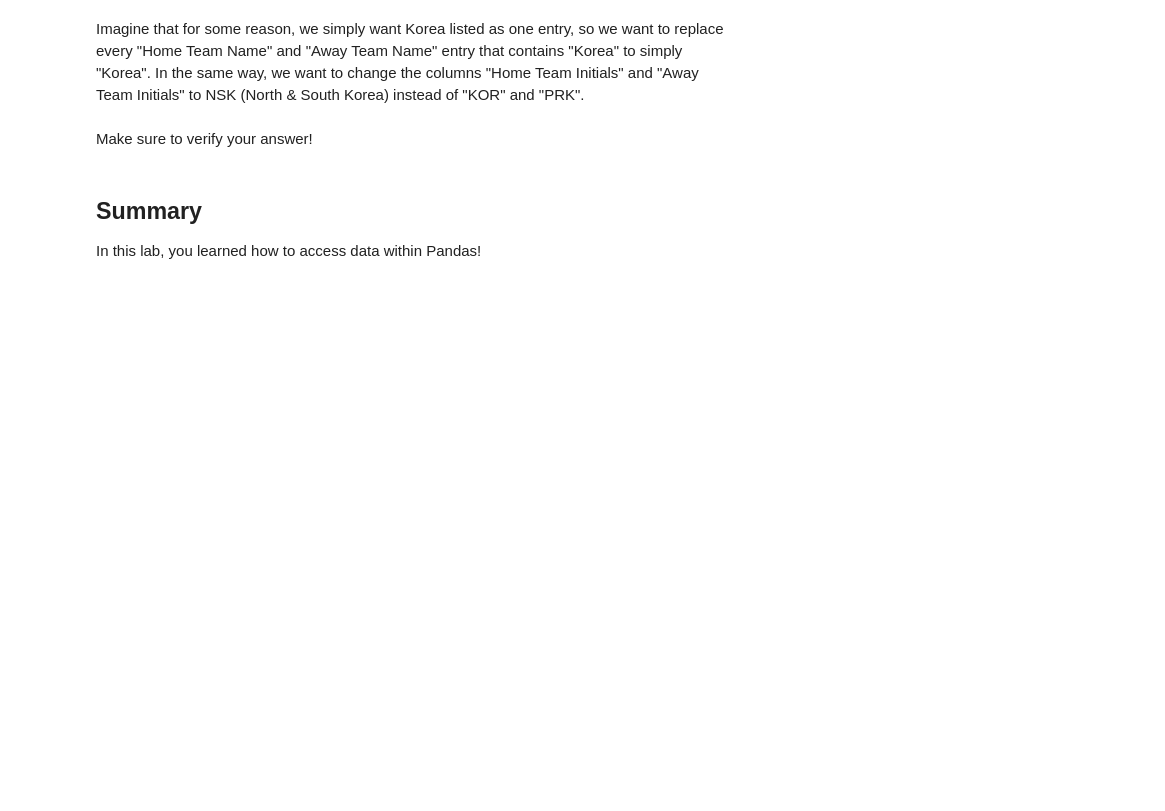
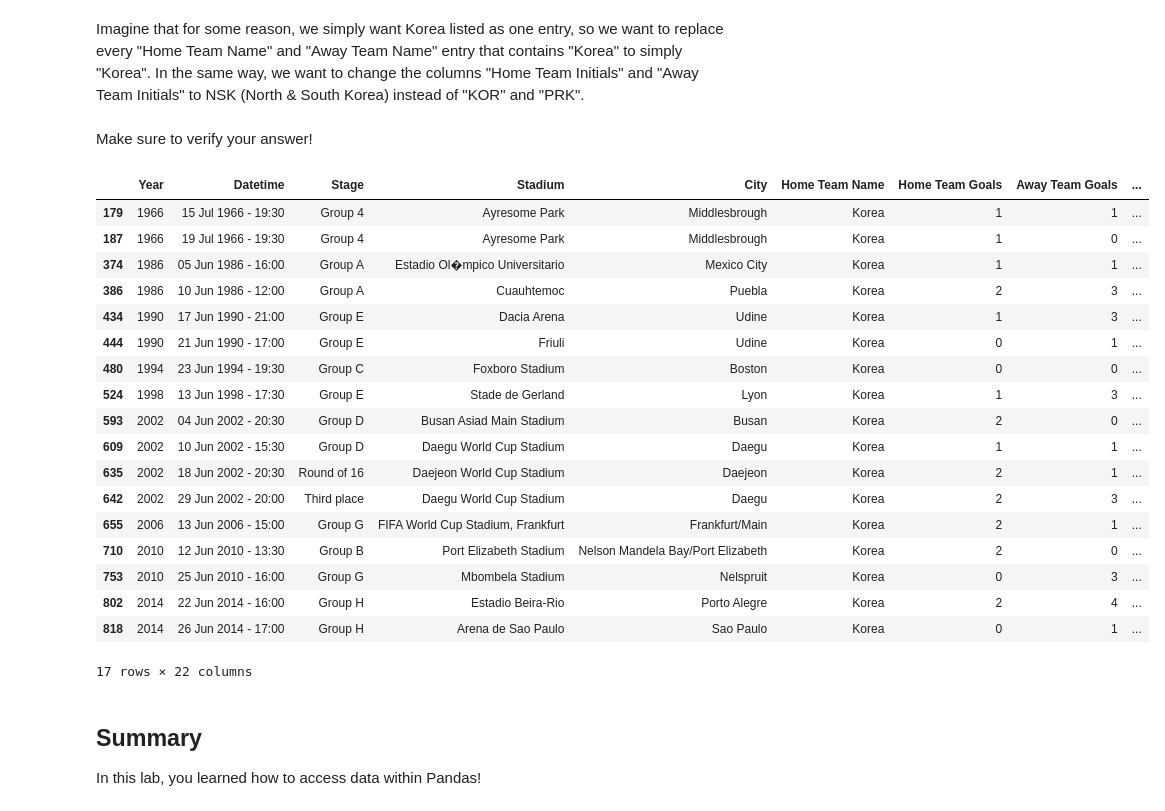
Before and after one commit to learn-co-curriculum/dsc-accessing-data-with-pandas-lab, a Jupyter notebook: index.ipynb, the cells around one changed output. Cells and saved outputs as stored; diff of their text form; code cells hidden in the pictures; blank space fills up the shorter version.

Commit message:
ALERT: Cell Mismatch. Auto-create curriculum branch from solution + master

```diff
--- a/index.ipynb
+++ b/index.ipynb
@@ -16,6 +16,10 @@ You will be able to:
 ## Load the data
 # %% [markdown]
 Load the file `WorldCupMatches.csv` as a dataframe in Pandas
+# %%
+# __SOLUTION__
+import pandas as pd
+df = pd.read_csv('WorldCupMatches.csv')
 # %% [markdown]
 ## Common methods and attributes
 # %% [markdown]
@@ -61,2 +188,6 @@ Hint 2: You can use `.unique()` to make sure you don't end up with duplicate cou
 # %% [markdown]
 In the world cup history, how matches had more than 5 goals in total?
+# %%
+# __SOLUTION__
+df['Total_Goals'] = df['Home Team Goals'] + df['Away Team Goals']
+print(len(df[df.Total_Goals>=5]))
@@ -64,6 +197,9 @@ In the world cup history, how matches had more than 5 goals in total?
 ## Changing values and creating new columns
 # %% [markdown]
 With the information you currently have in your `df`, create a new column "Half-time Goals".
+# %%
+# __SOLUTION__
+df["Half-time Goals"] = df["Half-time Home Goals"] + df["Half-time Away Goals"]
 # %% [markdown]
 Run the code below. You'll notice that for Korea, there are records for both North-Korea (Korea DPR) and South-Korea (Korea Republic).
 # %%
@@ -71,7 +229,40 @@ df.loc[df["Home Team Name"].str.contains('Korea'), "Home Team Name" ]
 # %% [markdown]
 Imagine that for some reason, we simply want Korea listed as one entry, so we want to replace every "Home Team Name" and "Away Team Name" entry that contains "Korea" to simply "Korea". In the same way, we want to change the columns "Home Team Initials" and "Away Team Initials" to NSK (North & South Korea) instead of "KOR" and "PRK".
+# %%
+# __SOLUTION__
+df.loc[df["Home Team Name"] == "Korea DPR", "Home Team Name"] = "Korea"
+df.loc[df["Home Team Name"] == "Korea Republic", "Home Team Name"] = "Korea"
+df.loc[df["Away Team Name"] == "Korea DPR", "Away Team Name"] = "Korea"
+df.loc[df["Away Team Name"] == "Korea Republic", "Away Team Name"] = "Korea"
+df.loc[df["Home Team Initials"] == "KOR", "Home Team Initials"] = "NSK"
+df.loc[df["Home Team Initials"] == "KOR", "Home Team Initials"] = "NSK"
+df.loc[df["Away Team Initials"] == "PRK", "Away Team Initials"] = "NSK"
+df.loc[df["Away Team Initials"] == "PRK", "Away Team Initials"] = "NSK"
 # %% [markdown]
 Make sure to verify your answer!
+# %%
+# __SOLUTION__
+df.loc[df["Home Team Name"].str.contains('Korea')]
+# %% [output]
+|  | Year | Datetime | Stage | Stadium | City | Home Team Name | Home Team Goals | Away Team Goals | ... |
+| 179 | 1966 | 15 Jul 1966 - 19:30 | Group 4 | Ayresome Park | Middlesbrough | Korea | 1 | 1 | ... |
+| 187 | 1966 | 19 Jul 1966 - 19:30 | Group 4 | Ayresome Park | Middlesbrough | Korea | 1 | 0 | ... |
+| 374 | 1986 | 05 Jun 1986 - 16:00 | Group A | Estadio Ol�mpico Universitario | Mexico City | Korea | 1 | 1 | ... |
+| 386 | 1986 | 10 Jun 1986 - 12:00 | Group A | Cuauhtemoc | Puebla | Korea | 2 | 3 | ... |
+| 434 | 1990 | 17 Jun 1990 - 21:00 | Group E | Dacia Arena | Udine | Korea | 1 | 3 | ... |
+| 444 | 1990 | 21 Jun 1990 - 17:00 | Group E | Friuli | Udine | Korea | 0 | 1 | ... |
+| 480 | 1994 | 23 Jun 1994 - 19:30 | Group C | Foxboro Stadium | Boston | Korea | 0 | 0 | ... |
+| 524 | 1998 | 13 Jun 1998 - 17:30 | Group E | Stade de Gerland | Lyon | Korea | 1 | 3 | ... |
+| 593 | 2002 | 04 Jun 2002 - 20:30 | Group D | Busan Asiad Main Stadium | Busan | Korea | 2 | 0 | ... |
+| 609 | 2002 | 10 Jun 2002 - 15:30 | Group D | Daegu World Cup Stadium | Daegu | Korea | 1 | 1 | ... |
+| 635 | 2002 | 18 Jun 2002 - 20:30 | Round of 16 | Daejeon World Cup Stadium | Daejeon | Korea | 2 | 1 | ... |
+| 642 | 2002 | 29 Jun 2002 - 20:00 | Third place | Daegu World Cup Stadium | Daegu | Korea | 2 | 3 | ... |
+| 655 | 2006 | 13 Jun 2006 - 15:00 | Group G | FIFA World Cup Stadium, Frankfurt | Frankfurt/Main | Korea | 2 | 1 | ... |
+| 710 | 2010 | 12 Jun 2010 - 13:30 | Group B | Port Elizabeth Stadium | Nelson Mandela Bay/Port Elizabeth | Korea | 2 | 0 | ... |
+| 753 | 2010 | 25 Jun 2010 - 16:00 | Group G | Mbombela Stadium | Nelspruit | Korea | 0 | 3 | ... |
+| 802 | 2014 | 22 Jun 2014 - 16:00 | Group H | Estadio Beira-Rio | Porto Alegre | Korea | 2 | 4 | ... |
+| 818 | 2014 | 26 Jun 2014 - 17:00 | Group H | Arena de Sao Paulo | Sao Paulo | Korea | 0 | 1 | ... |
+17 rows × 22 columns
 # %% [markdown]
 ## Summary
 
```
Also changed, not shown: parts of 16 cells of this notebook, 1 other file.
